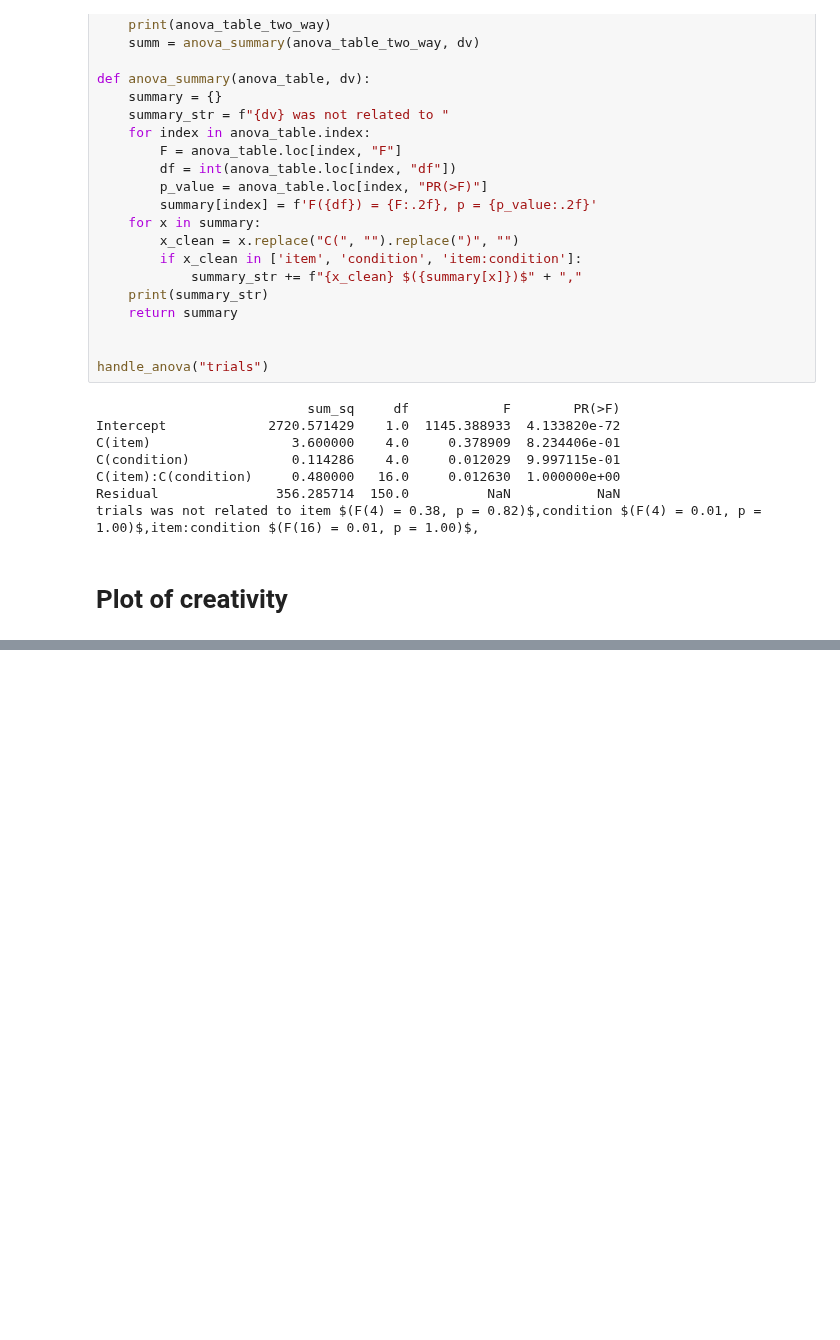
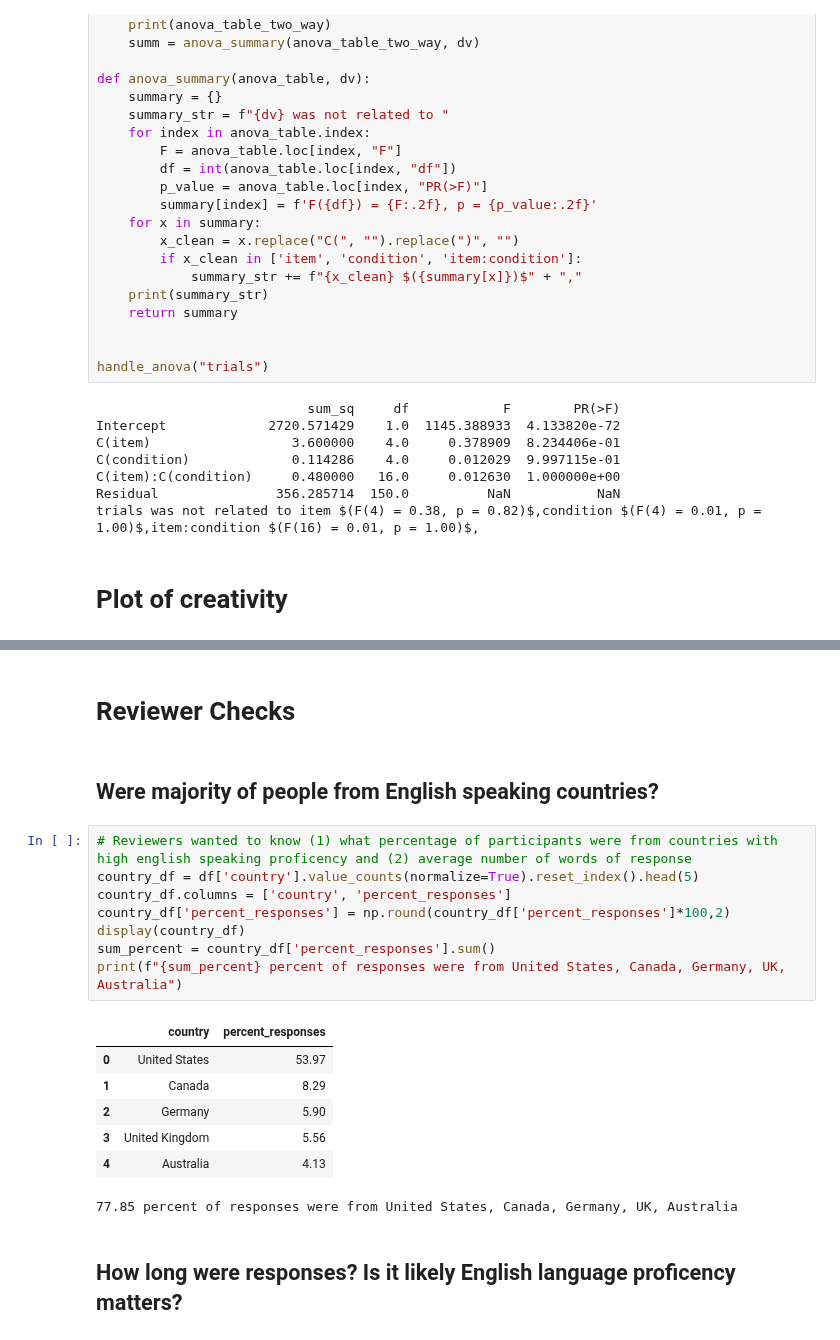
Before and after one commit to josh-ashkinaze/net_create, a Jupyter notebook: scripts/analyze_experiment/get_data.ipynb, the cells around one changed output, grey strips where cells are left out. Cells and saved outputs as stored; diff of their text form; blank space fills up the shorter version.

```diff
--- a/scripts/analyze_experiment/get_data.ipynb
+++ b/scripts/analyze_experiment/get_data.ipynb
@@ -792,0 +879,22 @@ plt.savefig("two_way.png", dpi=400)
+# %% [markdown]
+# Reviewer Checks
+# %% [markdown]
+## Were majority of people from English speaking countries?
+# %%
+# Reviewers wanted to know (1) what percentage of participants were from countries with high english speaking proficency and (2) average number of words of response
+country_df = df['country'].value_counts(normalize=True).reset_index().head(5)
+country_df.columns = ['country', 'percent_responses']
+country_df['percent_responses'] = np.round(country_df['percent_responses']*100,2)
+display(country_df)
+sum_percent = country_df['percent_responses'].sum()
+print(f"{sum_percent} percent of responses were from United States, Canada, Germany, UK, Australia")
+# %% [output]
+|  | country | percent_responses |
+| 0 | United States | 53.97 |
+| 1 | Canada | 8.29 |
+| 2 | Germany | 5.90 |
+| 3 | United Kingdom | 5.56 |
+| 4 | Australia | 4.13 |
+77.85 percent of responses were from United States, Canada, Germany, UK, Australia
+# %% [markdown]
+## How long were responses? Is it likely English language proficency matters?
```
Also changed, not shown: parts of 6 cells of this notebook, 2 other files.
